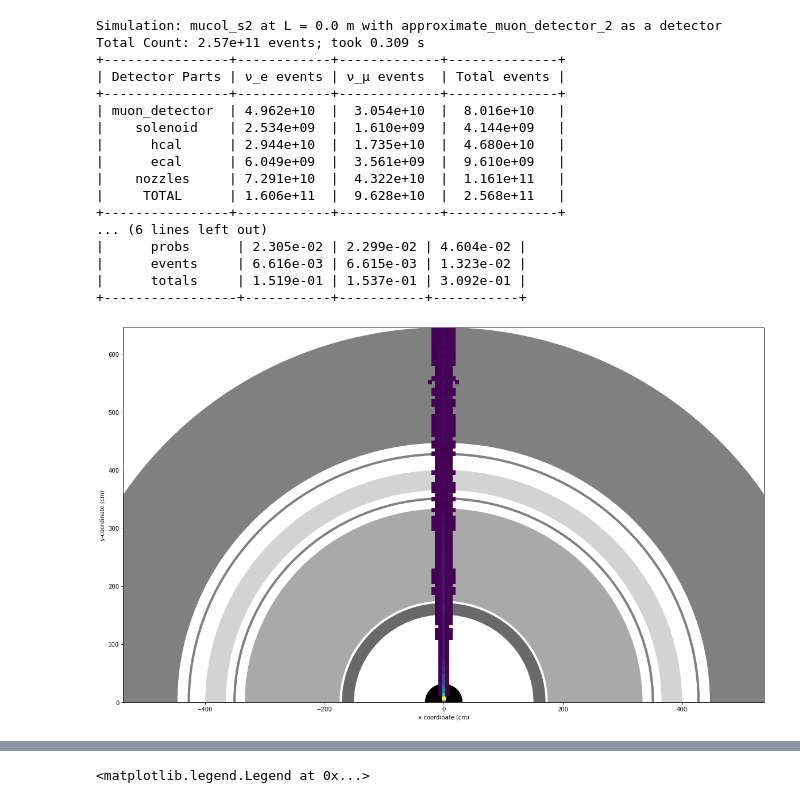
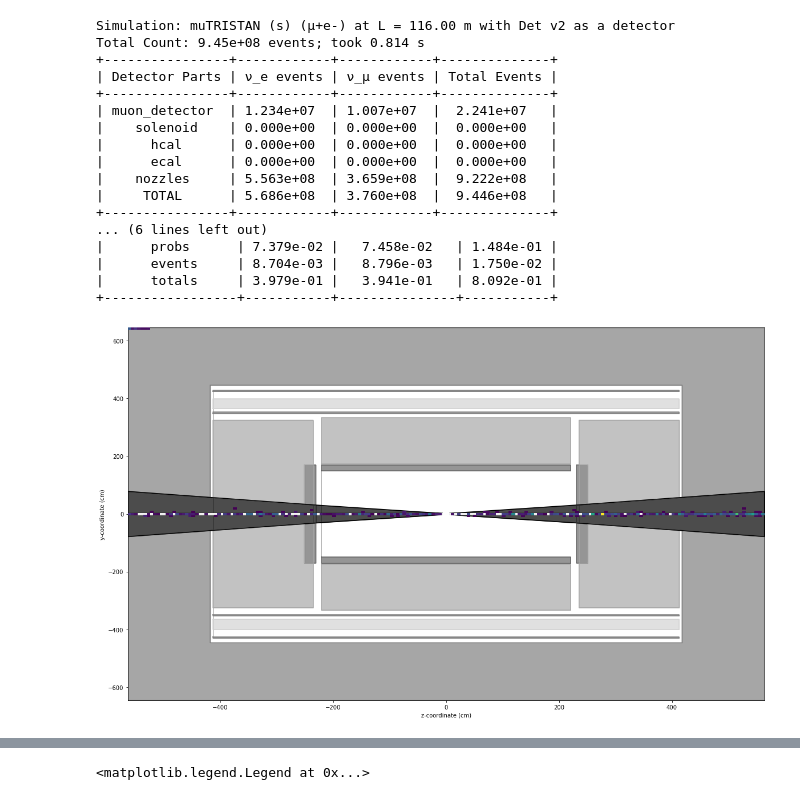
Before and after one commit to mhostert/BIN_MC, a Jupyter notebook: sims.ipynb, the cells around one changed output, grey strips where cells are left out. Drawn from its saved outputs; the diff is of its cells as text; code cells hidden in the pictures.

```diff
--- a/sims.ipynb
+++ b/sims.ipynb
@@ -8,32 +11,31 @@ import pickle
 # %%
-cc = SimulateDecays('mucol_s2', N_evals = 1e5)
+cc = SimulateDecays('mutristan_small', N_evals = 1e5)
 # %%
 with open('mutristan_small.pkl', 'rb') as f:
     cc1 = pickle.load(f)
 # %%
 fss = 0
-Lss = 0
+Lss = 116
 geom = "approximate_muon_detector_2"
 particle = 'both'
-sim,sim2 = SimulateDetector(cc, fss, geom, particle, Lss = Lss).run(show_time=1)
-sim.plot(sim2, orientation = 'x-y')
-#sim.plot(sim2)
+sims = SimulateDetector(cc, geom, particle, Lss = Lss).run(show_components = 1, show_time = 1, collision = 'mu+e-')
+plot(sims)
 # %% [output]
-Simulation: mucol_s2 at L = 0.0 m with approximate_muon_detector_2 as a detector
-Total Count: 2.57e+11 events; took 0.309 s
-+----------------+------------+-------------+--------------+
-| Detector Parts | ν_e events | ν_μ events  | Total events |
-+----------------+------------+-------------+--------------+
-| muon_detector  | 4.962e+10  |  3.054e+10  |  8.016e+10   |
-|    solenoid    | 2.534e+09  |  1.610e+09  |  4.144e+09   |
-|      hcal      | 2.944e+10  |  1.735e+10  |  4.680e+10   |
-|      ecal      | 6.049e+09  |  3.561e+09  |  9.610e+09   |
-|    nozzles     | 7.291e+10  |  4.322e+10  |  1.161e+11   |
-|     TOTAL      | 1.606e+11  |  9.628e+10  |  2.568e+11   |
-+----------------+------------+-------------+--------------+
+Simulation: muTRISTAN (s) (μ+e-) at L = 116.00 m with Det v2 as a detector
+Total Count: 9.45e+08 events; took 0.814 s
++----------------+------------+------------+--------------+
+| Detector Parts | ν_e events | ν_μ events | Total Events |
++----------------+------------+------------+--------------+
+| muon_detector  | 1.234e+07  | 1.007e+07  |  2.241e+07   |
+|    solenoid    | 0.000e+00  | 0.000e+00  |  0.000e+00   |
+|      hcal      | 0.000e+00  | 0.000e+00  |  0.000e+00   |
+|      ecal      | 0.000e+00  | 0.000e+00  |  0.000e+00   |
+|    nozzles     | 5.563e+08  | 3.659e+08  |  9.222e+08   |
+|     TOTAL      | 5.686e+08  | 3.760e+08  |  9.446e+08   |
++----------------+------------+------------+--------------+
 ... (6 lines left out)
-|      probs      | 2.305e-02 | 2.299e-02 | 4.604e-02 |
-|      events     | 6.616e-03 | 6.615e-03 | 1.323e-02 |
-|      totals     | 1.519e-01 | 1.537e-01 | 3.092e-01 |
-+-----------------+-----------+-----------+-----------+
+|      probs      | 7.379e-02 |   7.458e-02   | 1.484e-01 |
+|      events     | 8.704e-03 |   8.796e-03   | 1.750e-02 |
+|      totals     | 3.979e-01 |   3.941e-01   | 8.092e-01 |
++-----------------+-----------+---------------+-----------+
-[figure, old version]
+[figure, new version]
```
Also changed, not shown: parts of 2 cells of this notebook, 10 other files.
